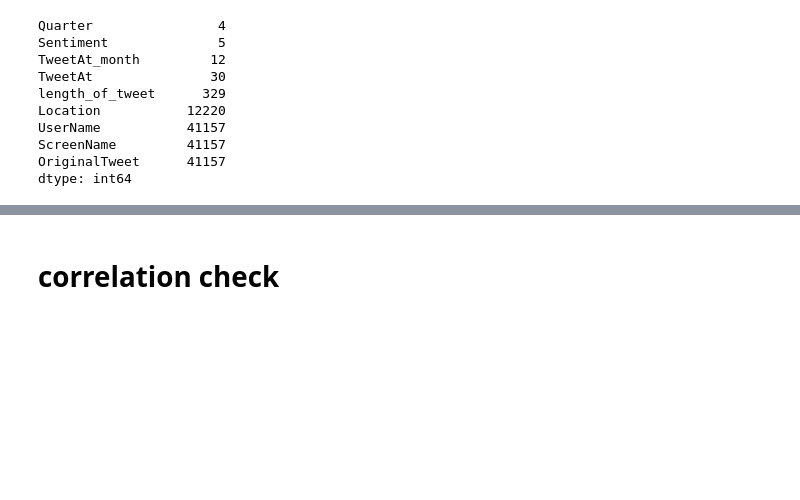
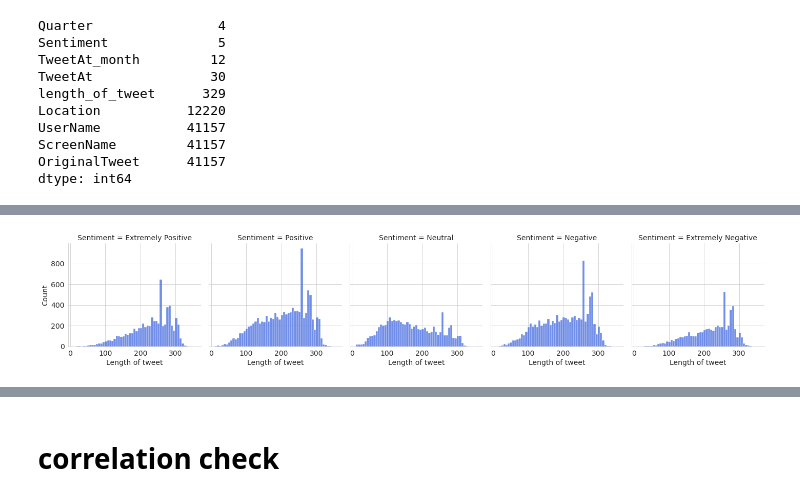
Before and after one commit to Gaurav2912/Coronavirus-Tweet-Sentiment-Analysis, a Jupyter notebook: Coronavirus_Tweet_Sentiment_Analysis_Capstone_Project.ipynb, the cells around one changed output, grey strips where cells are left out. Cells and saved outputs as stored; diff of their text form; code cells hidden in the pictures; blank space fills up the shorter version.

```diff
--- a/Coronavirus_Tweet_Sentiment_Analysis_Capstone_Project.ipynb
+++ b/Coronavirus_Tweet_Sentiment_Analysis_Capstone_Project.ipynb
@@ -159,7 +159,7 @@ add_month(tweet_df, 'TweetAt')
 tweet_df['Quarter'] =  tweet_df.apply(lambda x : map_quarter(x['TweetAt_month']), axis= 1)
 
 # Create a column that have length of that tweet
-tweet_df['length_of_tweet'] = tweet_df['OriginalTweet'].apply(len)
+tweet_df['Length of tweet'] = tweet_df['OriginalTweet'].apply(len)
 # %%
 # Checking data type of new columns
 tweet_df.info()
@@ -469,0 +417,5 @@ plt.legend(loc ="upper right");
+# %%
+# Histogram of length of all tweets per sentiment
+sns.displot(data= tweet_df, x= 'Length of tweet', col= 'Sentiment', col_order= labels, height= 4);
+# %% [output]
+[figure, added]
```
Also changed, not shown: parts of 65 cells of this notebook.
